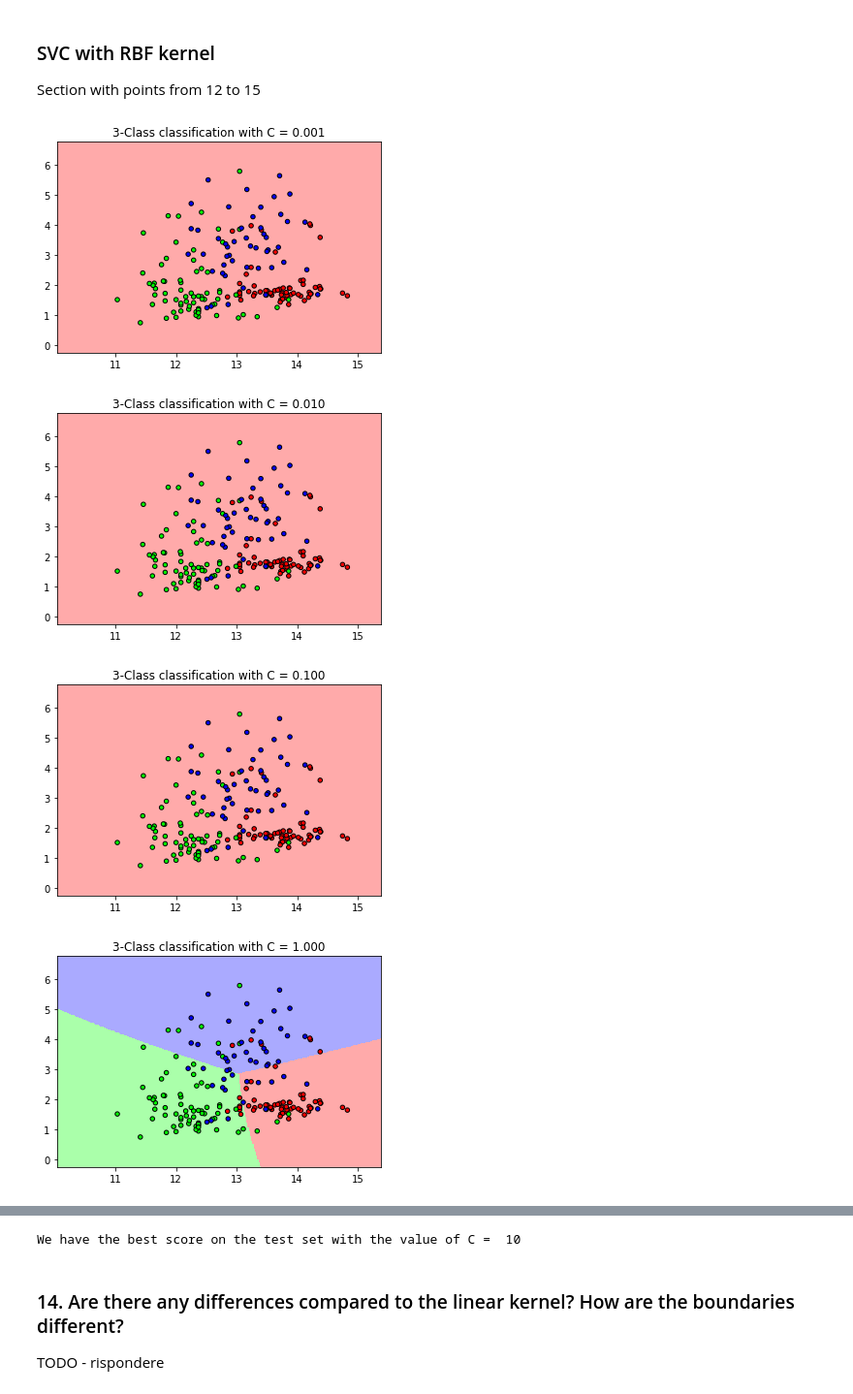
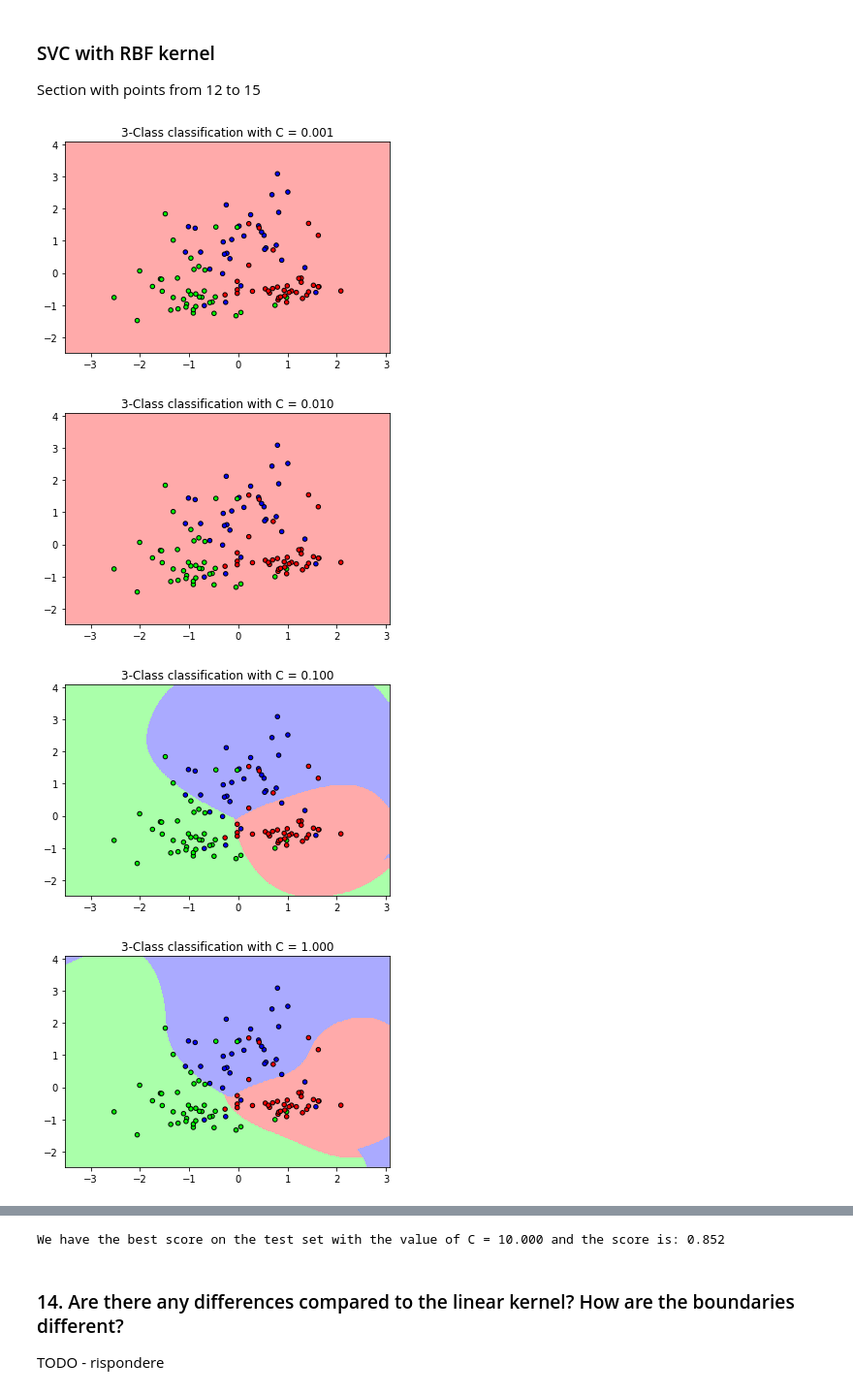
Before and after one commit to Vaelthur/ML-AI_HW1, a Jupyter notebook: HomeWork 1.ipynb, the cells around one changed output, grey strips where cells are left out. Shown at 97% size. Drawn from its saved outputs; the diff is of its cells as text; code cells hidden in the pictures.

```diff
--- a/HomeWork 1.ipynb
+++ b/HomeWork 1.ipynb
@@ -220,6 +236,12 @@ X_train, X_valid, y_train, y_valid = model_selection.train_test_split(X_t, y_t,
 #various C values
 C_val = [0.001, 0.01, 0.1, 1, 10, 100, 1000]
 
+# using a Standard scaler to normalize data since ML algorithms work better on normalized data
+scaler = preprocessing.StandardScaler()
+scaler.fit(X_train)
+X_train = scaler.transform(X_train)
+X_valid = scaler.transform(X_valid)
+X_test = scaler.transform(X_test)
 
 # step size in the mesh - to check what this means
 h = .02
@@ -230,49 +252,48 @@ cmap_bold = ListedColormap(['#FF0000', '#00FF00', '#0000FF'])
 #accurancy array, needed later to plot accurancy of various clf on validation set
 acc_arr = []
 
-# for which iterates every K and plots the relative data & decision boundaries
+# for which iterates every C and plots the relative data & decision boundaries
 for c in C_val:
     # we create an instance of Linear SVC and fit the data.
     clf = svm.SVC(kernel='rbf', C=c, gamma='scale')
     # train the classifier on the training set
-    clf.fit(X_t, y_t)
+    clf.fit(X_train, y_train)
 
     # Plot the decision boundary. For that, we will assign a color to each
     # point in the mesh [x_min, x_max]x[y_min, y_max].
-    x_min, x_max = X_t[:, 0].min() - 1, X_t[:, 0].max() + 1
-    y_min, y_max = X_t[:, 1].min() - 1, X_t[:, 1].max() + 1
+    x_min, x_max = X_train[:, 0].min() - 1, X_train[:, 0].max() + 1
+    y_min, y_max = X_train[:, 1].min() - 1, X_train[:, 1].max() + 1
 
     #the arange method return evenly spaced data
-    xx, yy = np.meshgrid(np.arange(x_min, x_max, h),
-                         np.arange(y_min, y_max, h))
+    xx, yy = np.meshgrid(np.arange(x_min, x_max, h), np.arange(y_min, y_max, h))
+
     # test the classifier on the test set
     # ravel method returns a contigous flattened array
     Z = clf.predict(np.c_[xx.ravel(), yy.ravel()])
 
     # Put the result into a color plot
     Z = Z.reshape(xx.shape)
     plt.figure()
     plt.pcolormesh(xx, yy, Z, cmap=cmap_light)
 
     # Plot also the training points
-    plt.scatter(X[:, 0], X[:, 1], c=y, cmap=cmap_bold,
+    plt.scatter(X_train[:, 0], X_train[:, 1], c=y_train, cmap=cmap_bold,
                 edgecolor='k', s=20)
     plt.xlim(xx.min(), xx.max())
     plt.ylim(yy.min(), yy.max())
     plt.title("3-Class classification with C = %.3f" %( c))
 
     #append accuracy score on validation set to list
-    acc_arr.append(metrics.accuracy_score(y_test, clf.fit(X_t, y_t).predict(X_test)))
+    acc_arr.append(clf.score(X_test, y_test))
 plt.show()
 
-# choose the best C value based on the test set
-
+# choose the best C value based on the test set (13)
 C_best_index = acc_arr.index(max(acc_arr))
 C_best = C_val[C_best_index]
 
-print("We have the best score on the test set with the value of C = ", C_best)
+print("We have the best score on the test set with the value of C = %.3f and the score is: %.3f" %(C_best, max(acc_arr)))
 # %% [output]
-[figure, old version]
+[figure, new version]
-[figure, old version]
+[figure, new version]
-[figure, old version]
+[figure, new version]
-[figure, old version]
+[figure, new version]
@@ -282,4 +303,4 @@ print("We have the best score on the test set with the value of C = ", C_best)
-We have the best score on the test set with the value of C =  10
+We have the best score on the test set with the value of C = 10.000 and the score is: 0.852
 # %% [markdown]
 <h3>14. Are there any differences compared to the linear kernel? How are the boundaries different? </h3>
 <p> TODO - rispondere </p>
```
Also changed, not shown: parts of 6 cells of this notebook, 1 other file.
